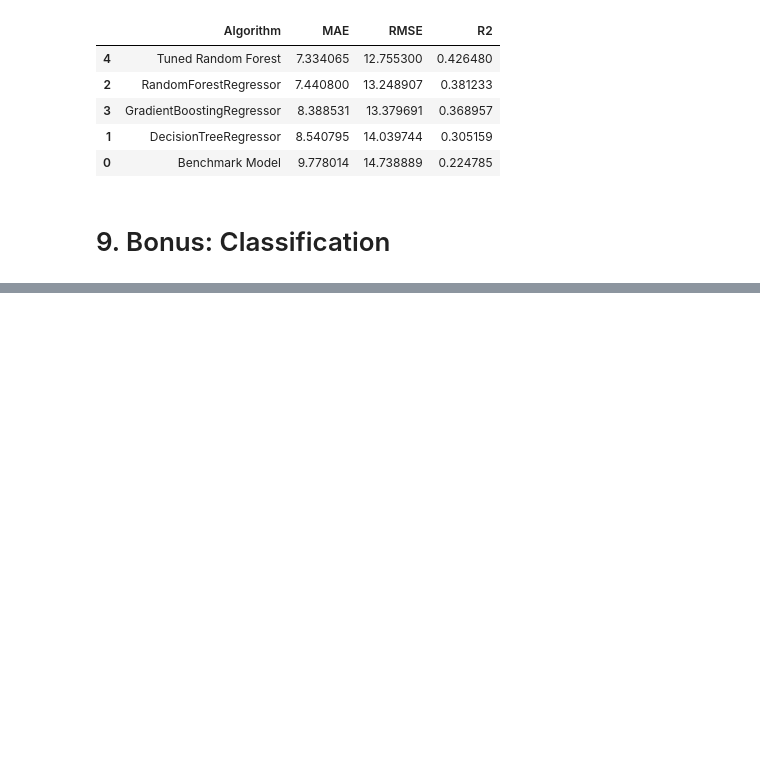
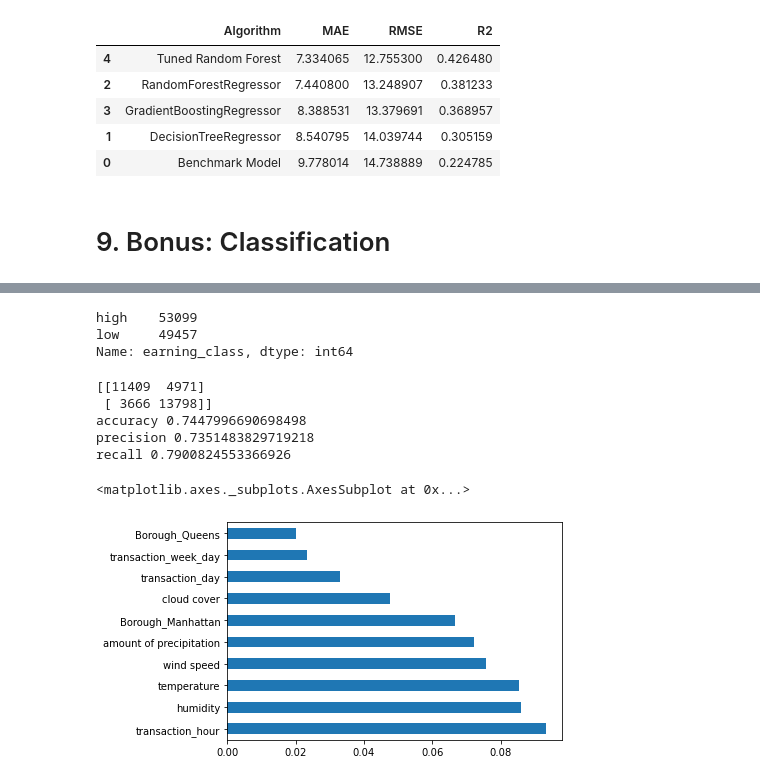
Before and after one commit to mcarhuasn/MasterDS-NewYorkTaxiAnalysis, a Jupyter notebook: Presentable notebook.ipynb, the cells around one changed output, grey strips where cells are left out. Drawn from its saved outputs; the diff is of its cells as text; code cells hidden in the pictures; blank space fills up the shorter version.

```diff
--- a/Presentable notebook.ipynb
+++ b/Presentable notebook.ipynb
@@ -1288,0 +1294,5 @@ result_table.sort_values(['MAE','RMSE','R2'])
+# %%
+nyc_class = nyc_taxi_with_weather.copy()
+nyc_class['earning_class'] = nyc_taxi_with_weather['total_amount'].apply(lambda x: 'low' if x<=15 else 'high')
+nyc_class['earning_class_binary'] = nyc_class['earning_class'].apply(lambda x: 0 if x=='low' else 1)
+nyc_class.head()
@@ -1288,0 +1306,53 @@ result_table.sort_values(['MAE','RMSE','R2'])
+# %%
+nyc_class['earning_class'].value_counts()
+# %% [output]
+high    53099
+low     49457
+Name: earning_class, dtype: int64
+# %%
+categorical_features = ['PULocationID', 'transaction_month', 'transaction_day',
+       'transaction_hour', 'transaction_week_day', 'weekend', 'is_holiday', 'Borough']
+input_features = categorical_features + ['temperature', 'humidity', 'wind speed', 'cloud cover',
+       'amount of precipitation']
+target_feature = 'earning_class_binary'
+# %%
+from sklearn.model_selection import train_test_split
+
+X_c = nyc_class[input_features]
+y_c = nyc_class[target_feature]
+
+# one-hot encode
+X_c = pd.get_dummies(X_c)
+
+X_train_c, X_test_c, y_train_c, y_test_c = train_test_split(X_c, y_c, test_size=0.33, random_state=42)
+# %%
+from sklearn.ensemble import RandomForestClassifier
+
+clf = RandomForestClassifier()
+clf.fit(X_train_c, y_train_c)
+
+y_pred_c = clf.predict(X_test_c)
+# %%
+from sklearn.metrics import accuracy_score
+from sklearn.metrics import precision_score, recall_score
+from sklearn.metrics import confusion_matrix
+from math import sqrt
+
+print(confusion_matrix(y_test_c, y_pred_c))
+
+print('accuracy', accuracy_score(y_test_c, y_pred_c))
+print('precision', precision_score(y_test_c, y_pred_c))
+print('recall', recall_score(y_test_c, y_pred_c))
+# %% [output]
+[[11409  4971]
+ [ 3666 13798]]
+accuracy 0.7447996690698498
+precision 0.7351483829719218
+recall 0.7900824553366926
+# %%
+(pd.Series(clf.feature_importances_, index=X_train.columns)
+   .nlargest(10)
+   .plot(kind='barh'))
+# %% [output]
+<matplotlib.axes._subplots.AxesSubplot at 0x...>
+[figure, added]
```
Also changed, not shown: parts of 2 cells of this notebook.
